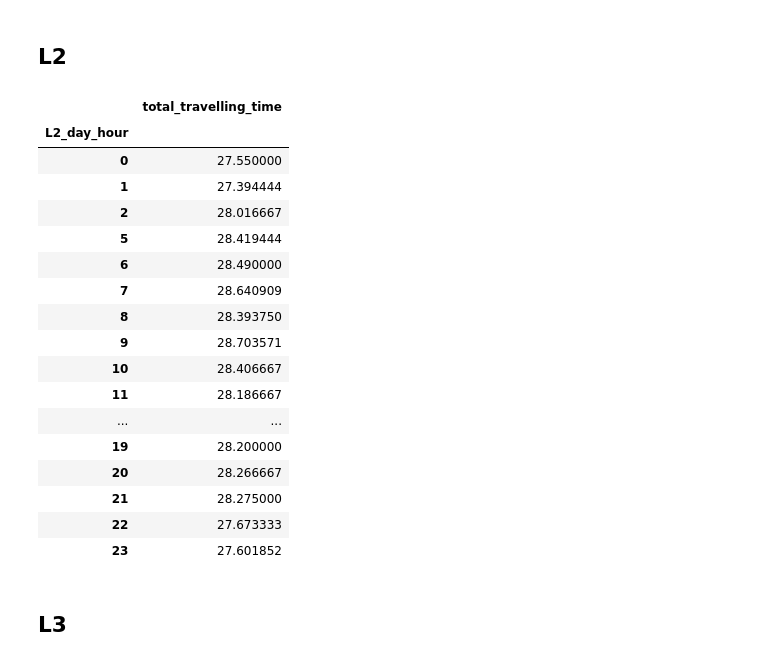
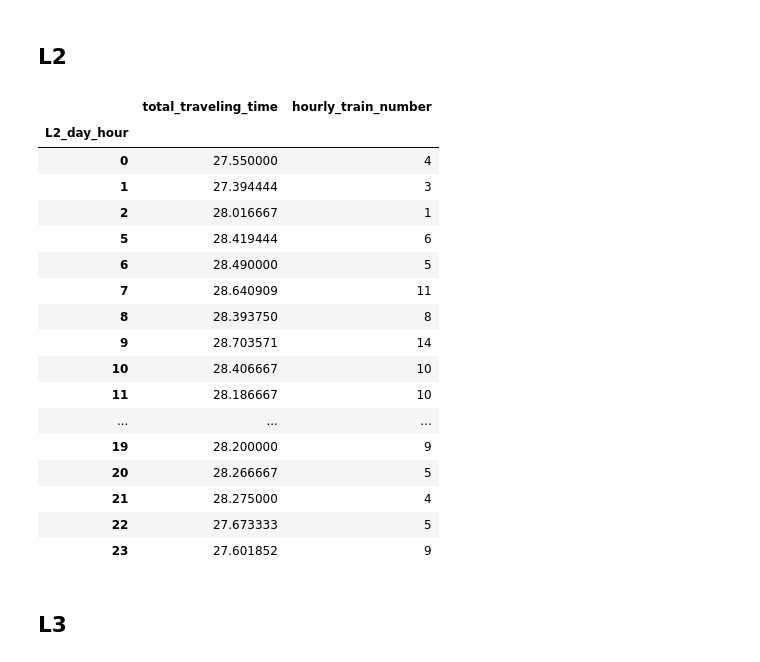
Before and after one commit to ChaotingChang/Project-Barcelona-public-transportation-capacity-in-big-event, a Jupyter notebook: your-project/Project_Week2-add-bus.ipynb, the cells around one changed output. Saved outputs shown, nothing was run; the diff lists cells and outputs as text; code cells hidden in the pictures.

```diff
--- a/your-project/Project_Week2-add-bus.ipynb
+++ b/your-project/Project_Week2-add-bus.ipynb
@@ -3,6 +3,6 @@ import numpy as np
 import pandas as pd
 # %%
 # Read data
-df = pd.read_csv("combined1.csv")
+df = pd.read_csv("/home/chao/Desktop/Ironhack/Projects/Project-Week-2-Transporte/combined1.csv")
 # %%
 df.head()
@@ -201,47 +159,51 @@ pandas.core.frame.DataFrame
 # %%
 df_L2_a = df_L2[(df_L2["start_stop"] == True)]
 df_L2_b = df_L2[(df_L2["destination"] == True)]
 df_L2_full = pd.concat([df_L2_a, df_L2_b]).sort_values(by=['trip_id'])
 df_L2_full =df_L2_full.reset_index(drop=True)
 
 travelling_time_L2 = []
 for i in range(df_L2_full.shape[0]-1):
     if df_L2_full.trip_id[i] == df_L2_full.trip_id[i+1]:
         time_interval = df_L2_full.departure_time[i].components.hours
         total_travelling_time = df_L2_full.arrival_time[i+1] -df_L2_full.arrival_time[i]
         x = [time_interval,total_travelling_time]
         travelling_time_L2.append(x)
 
 travelling_time_L2 = pd.DataFrame(travelling_time_L2)
 travelling_time_L2.head()
 
 travelling_time_L2.columns = ["L2_day_hour", "total_travelling_time"]
 
 travelling_time_L2["total_travelling_time"] = travelling_time_L2["total_travelling_time"]/pd.Timedelta('1 minutes')
 travelling_time_L2["total_travelling_time"] = travelling_time_L2["total_travelling_time"].astype(float)
 travelling_time_L2["total_travelling_time"] = travelling_time_L2["total_travelling_time"].abs()
 travelling_time_L2.describe()
 
-travelling_time_L2.groupby(["L2_day_hour"]).mean()
+L2_time = travelling_time_L2.groupby(["L2_day_hour"]).mean()
+L2_freq = travelling_time_L2.groupby(["L2_day_hour"]).count()
+L2_resume = pd.concat([L2_time, L2_freq], axis = 1)
+L2_resume.columns = ["total_traveling_time","hourly_train_number"]
+L2_resume
 # %% [output]
-|  | total_travelling_time |
-| L2_day_hour |  |
-| 0 | 27.550000 |
-| 1 | 27.394444 |
-| 2 | 28.016667 |
-| 5 | 28.419444 |
-| 6 | 28.490000 |
-| 7 | 28.640909 |
-| 8 | 28.393750 |
-| 9 | 28.703571 |
-| 10 | 28.406667 |
-| 11 | 28.186667 |
-| ... | ... |
-| 19 | 28.200000 |
-| 20 | 28.266667 |
-| 21 | 28.275000 |
-| 22 | 27.673333 |
-| 23 | 27.601852 |
+|  | total_traveling_time | hourly_train_number |
+| L2_day_hour |  |  |
+| 0 | 27.550000 | 4 |
+| 1 | 27.394444 | 3 |
+| 2 | 28.016667 | 1 |
+| 5 | 28.419444 | 6 |
+| 6 | 28.490000 | 5 |
+| 7 | 28.640909 | 11 |
+| 8 | 28.393750 | 8 |
+| 9 | 28.703571 | 14 |
+| 10 | 28.406667 | 10 |
+| 11 | 28.186667 | 10 |
+| ... | ... | ... |
+| 19 | 28.200000 | 9 |
+| 20 | 28.266667 | 5 |
+| 21 | 28.275000 | 4 |
+| 22 | 27.673333 | 5 |
+| 23 | 27.601852 | 9 |
 # %% [markdown]
 ## L3
 # %%
```
Also changed, not shown: parts of 23 cells of this notebook.
